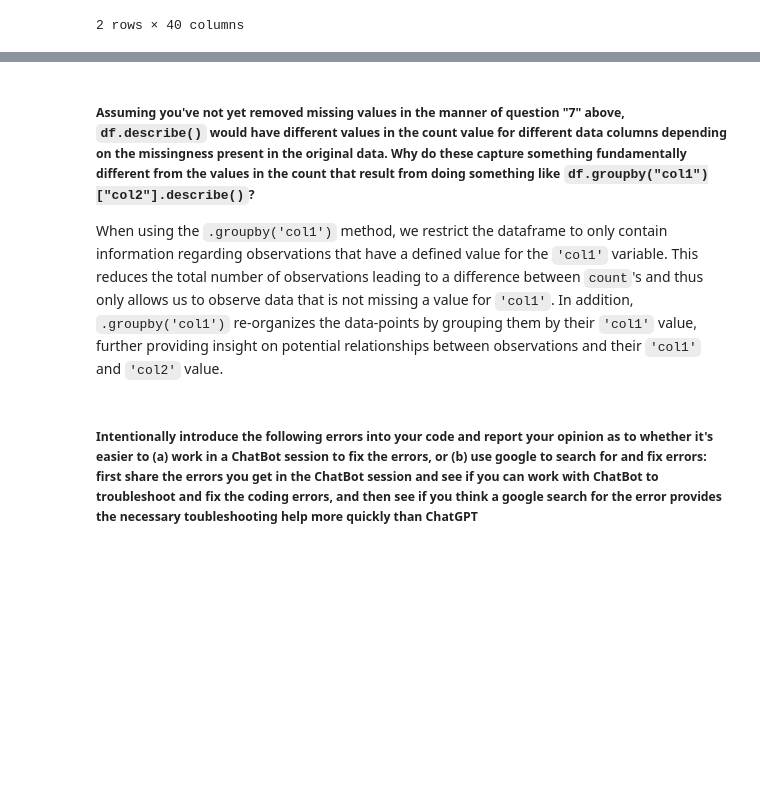
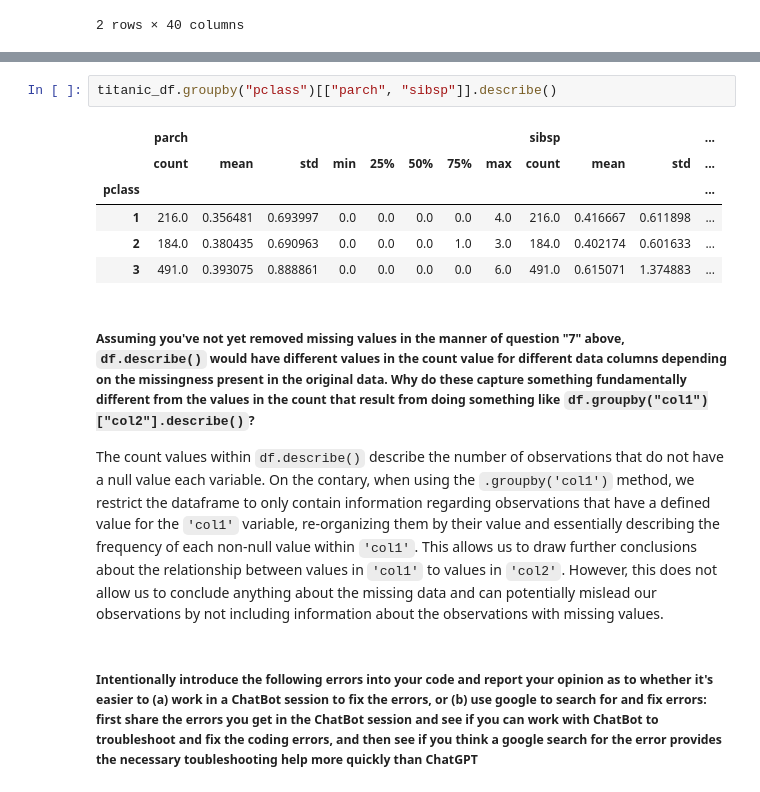
Before and after one commit to KurbyDoo/STA130, a Jupyter notebook: Cayden Wong - HW 01.ipynb, the cells around one changed output, grey strips where cells are left out. Cells and saved outputs as stored; diff of their text form; blank space fills up the shorter version.

```diff
--- a/Cayden Wong - HW 01.ipynb
+++ b/Cayden Wong - HW 01.ipynb
@@ -440,7 +469,17 @@ titanic_df.groupby("survived")["parch"].describe()
+# %%
+titanic_df.groupby("pclass")[["parch", "sibsp"]].describe()
+# %% [output]
+|  | parch |  |  |  |  |  |  |  | sibsp |  |  | ... |
+|  | count | mean | std | min | 25% | 50% | 75% | max | count | mean | std | ... |
+| pclass |  |  |  |  |  |  |  |  |  |  |  | ... |
+| 1 | 216.0 | 0.356481 | 0.693997 | 0.0 | 0.0 | 0.0 | 0.0 | 4.0 | 216.0 | 0.416667 | 0.611898 | ... |
+| 2 | 184.0 | 0.380435 | 0.690963 | 0.0 | 0.0 | 0.0 | 1.0 | 3.0 | 184.0 | 0.402174 | 0.601633 | ... |
+| 3 | 491.0 | 0.393075 | 0.888861 | 0.0 | 0.0 | 0.0 | 0.0 | 6.0 | 491.0 | 0.615071 | 1.374883 | ... |
 # %% [markdown]
 ##### Assuming you've not yet removed missing values in the manner of question "7" above, `df.describe()` would have different values in the count value for different data columns depending on the missingness present in the original data. Why do these capture something fundamentally different from the values in the count that result from doing something like `df.groupby("col1")["col2"].describe()`?
 
-When using the `.groupby('col1')` method, we restrict the dataframe to only contain information regarding observations that have a defined value for the `'col1'` variable. This reduces the total number of observations leading to a difference between `count`'s and thus only allows us to observe data that is not missing a value for `'col1'`. In addition, `.groupby('col1')` re-organizes the data-points by grouping them by their `'col1'` value, further providing insight on potential relationships between observations and their `'col1'` and `'col2'` value.
+The count values within `df.describe()` describe the number of observations that do not have a null value each variable.
+On the contary, when using the `.groupby('col1')` method, we restrict the dataframe to only contain information regarding observations that have a defined value for the `'col1'` variable, re-organizing them by their value and essentially describing the frequency of each non-null value within `'col1'`. This allows us to draw further conclusions about the relationship between values in `'col1'` to values in `'col2'`. However, this does not allow us to conclude anything about the missing data and can potentially mislead our observations by not including information about the observations with missing values.
 # %% [markdown]
 ##### Intentionally introduce the following errors into your code and report your opinion as to whether it's easier to (a) work in a ChatBot session to fix the errors, or (b) use google to search for and fix errors: first share the errors you get in the ChatBot session and see if you can work with ChatBot to troubleshoot and fix the coding errors, and then see if you think a google search for the error provides the necessary toubleshooting help more quickly than ChatGPT
 # %% [markdown]
```
Also changed, not shown: parts of 12 cells of this notebook.
